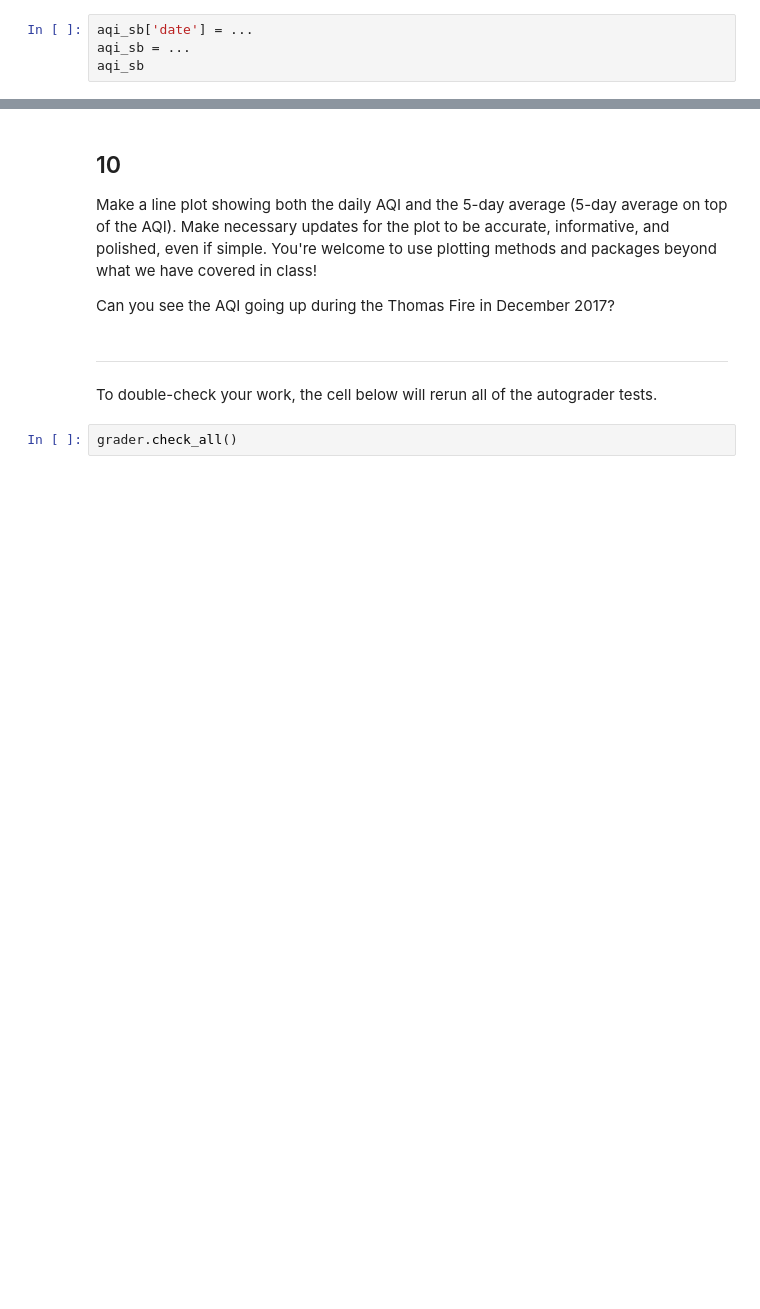
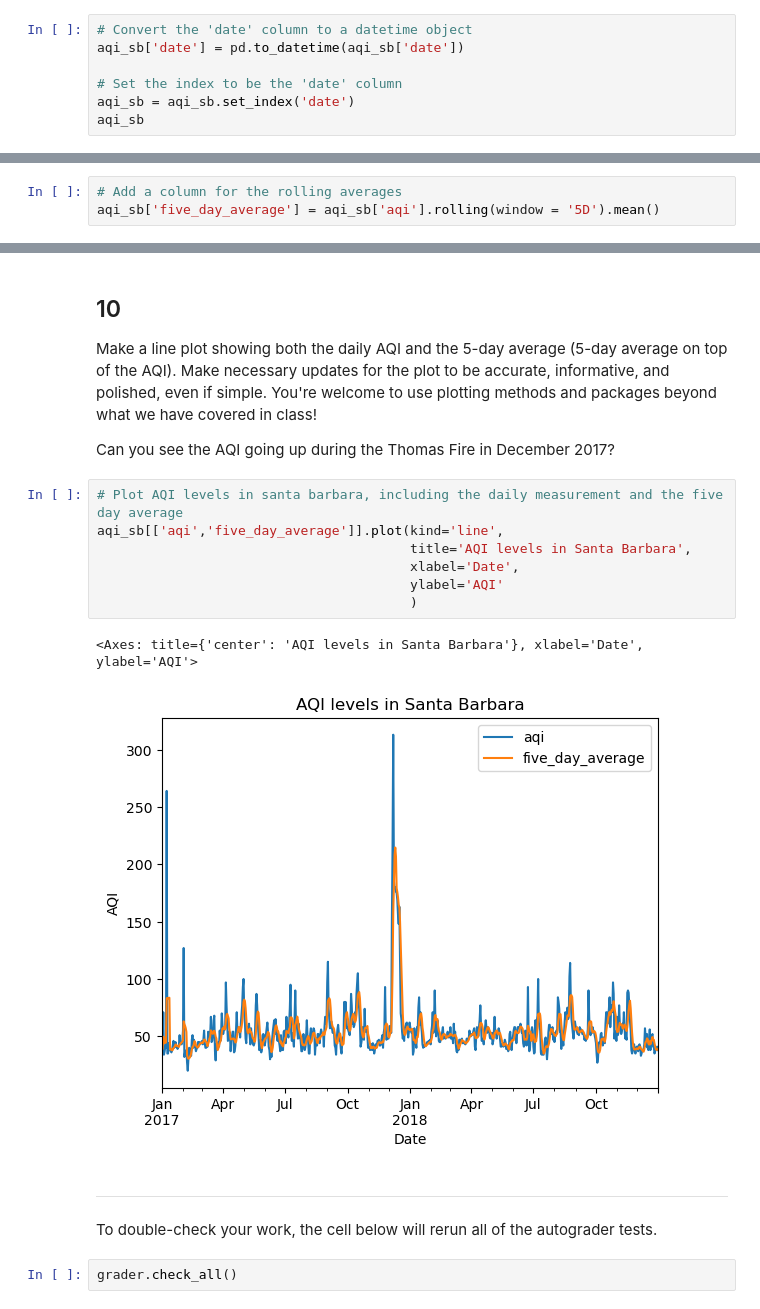
Before and after one commit to emaliap/eds220-hwk2, a Jupyter notebook: task3/hwk2-task3-aqi.ipynb, the cells around one changed output, grey strips where cells are left out. Cells and saved outputs as stored; diff of their text form; blank space fills up the shorter version.

```diff
--- a/task3/hwk2-task3-aqi.ipynb
+++ b/task3/hwk2-task3-aqi.ipynb
@@ -226,7 +305,10 @@ c. What is the data type of the `date` column? Write your answer in the markdown
 In the following cell:
 1. Update the `date` column of `aqi_sb` to have the `datetime64` data type.
 2. Update the index of `aqi_sb` to be the `date` column.
-# %%
-aqi_sb['date'] = ...
-aqi_sb = ...
-aqi_sb
+# %%
+# Convert the 'date' column to a datetime object
+aqi_sb['date'] = pd.to_datetime(aqi_sb['date'])
+
+# Set the index to be the 'date' column
+aqi_sb = aqi_sb.set_index('date')
+aqi_sb
@@ -257,2 +368,5 @@ aqi_sb
+# %%
+# Add a column for the rolling averages
+aqi_sb['five_day_average'] = aqi_sb['aqi'].rolling(window = '5D').mean()
 # %%
 grader.check("q9")
@@ -263,6 +379,16 @@ grader.check("q9")
 Make a line plot showing both the daily AQI and the 5-day average (5-day average on top of the AQI). Make necessary updates for the plot to be accurate, informative, and polished, even if simple. You're welcome to use plotting methods and packages beyond what we have covered in class!
 
 Can you see the AQI going up during the Thomas Fire in December 2017?
+# %%
+# Plot AQI levels in santa barbara, including the daily measurement and the five day average
+aqi_sb[['aqi','five_day_average']].plot(kind='line',
+                                        title='AQI levels in Santa Barbara',
+                                        xlabel='Date',
+                                        ylabel='AQI'
+                                        )
+# %% [output]
+<Axes: title={'center': 'AQI levels in Santa Barbara'}, xlabel='Date', ylabel='AQI'>
+[figure, added]
 # %% [markdown]
 ---
 
```
Also changed, not shown: parts of 14 cells of this notebook.
